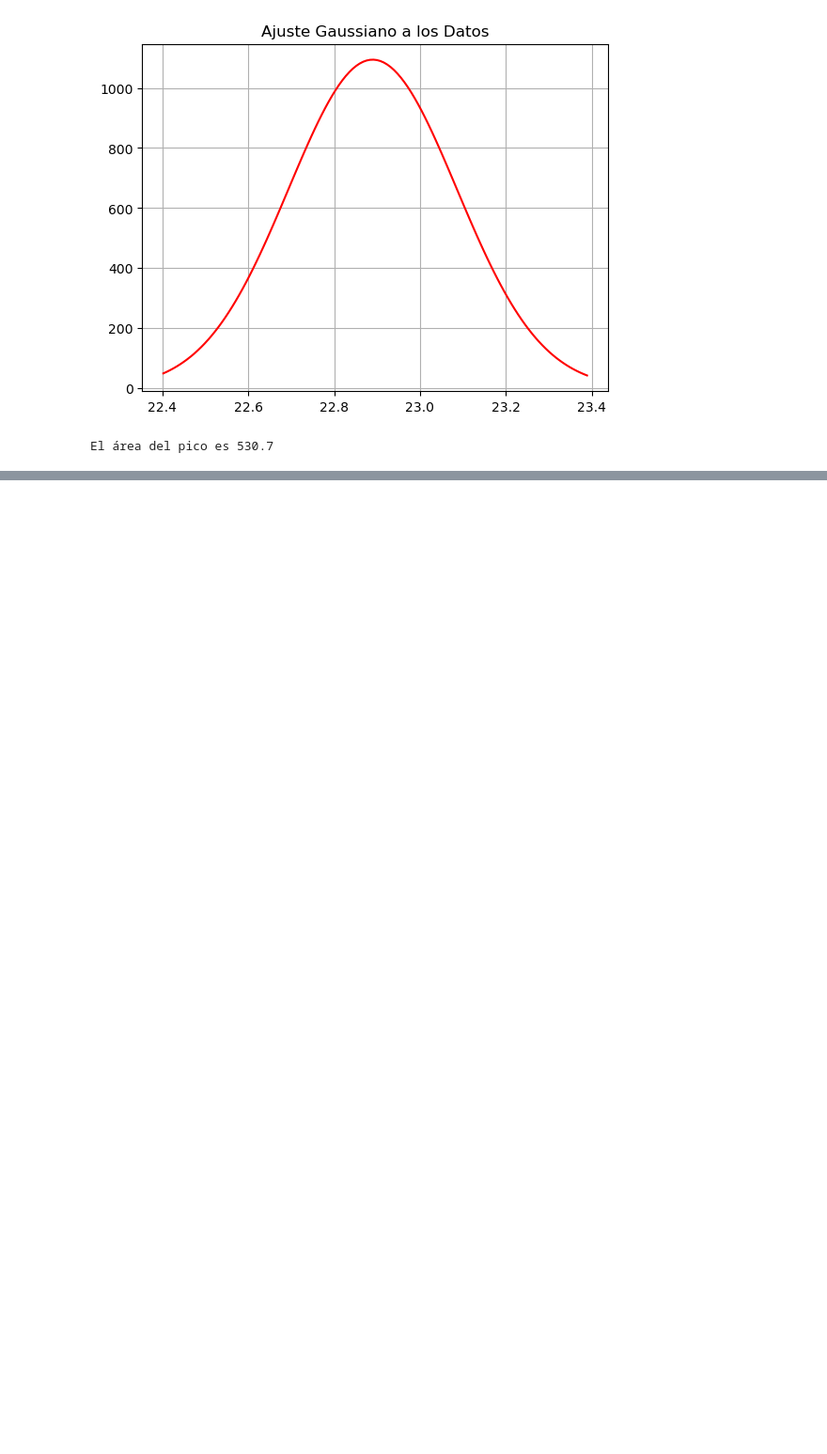
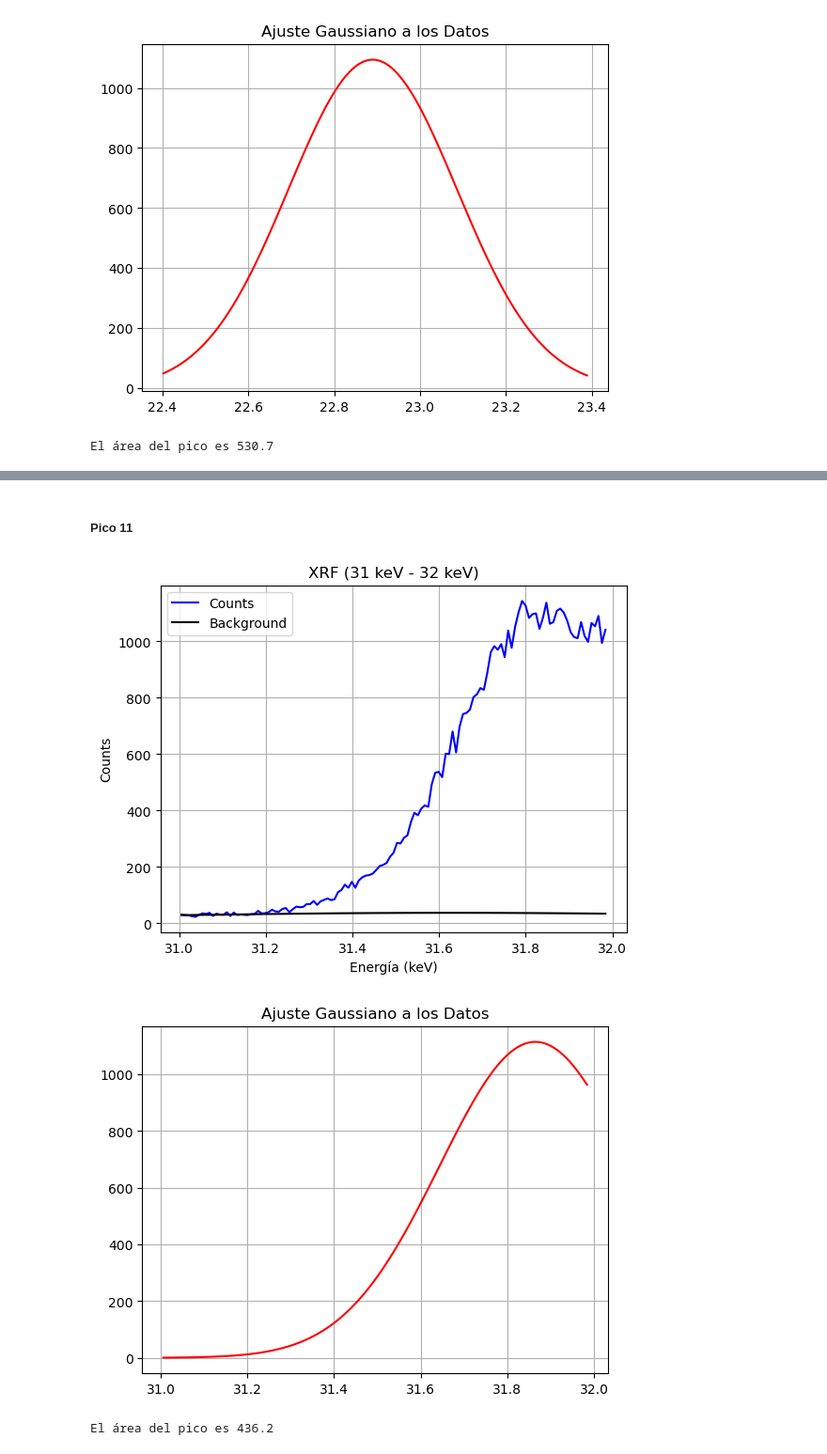
Before and after one commit to eduardoh27/Core-Level-Spectroscopy, a Jupyter notebook: Taller 3/punto9.ipynb, the cells around one changed output, grey strips where cells are left out. Shown at 94% size. Saved outputs shown, nothing was run; the diff lists cells and outputs as text; code cells hidden in the pictures; blank space fills up the shorter version.

```diff
--- a/Taller 3/punto9.ipynb
+++ b/Taller 3/punto9.ipynb
@@ -474,0 +465,8 @@ El área del pico es 530.7
+# %% [markdown]
+##### Pico 11
+# %%
+area11 = ajustar_area_pico(31, 32, [1200, 31.6, 0.2])
+# %% [output]
+[figure, added]
+[figure, added]
+El área del pico es 436.2
```
Also changed, not shown: parts of 27 cells of this notebook.
